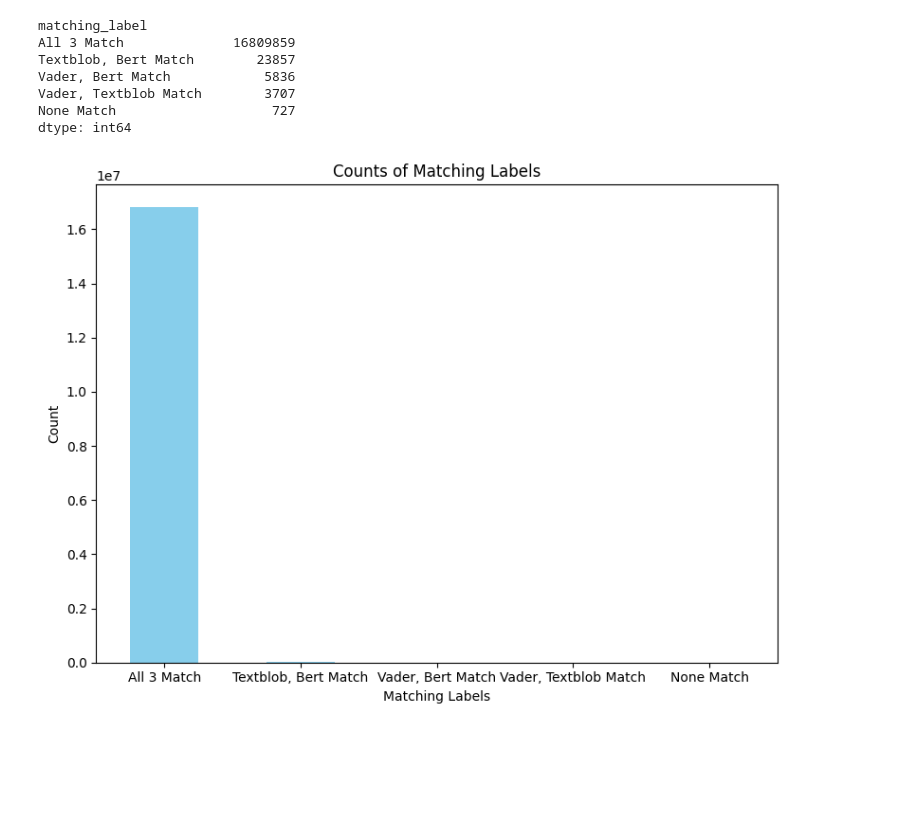
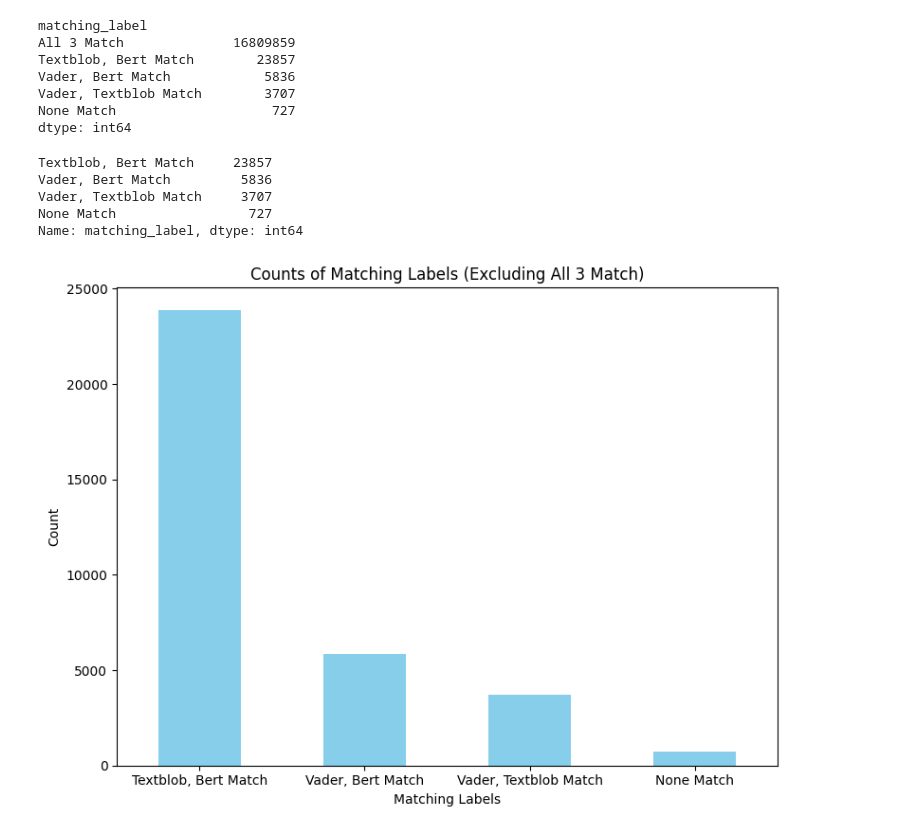
Before and after one commit to StuartMBrown/proj4-repo, a Jupyter notebook: code/text_blob_and_vader_sentiment_analysis.ipynb, the cells around one changed output. Cells and saved outputs as stored; diff of their text form; code cells hidden in the pictures; blank space fills up the shorter version.

Commit message:
Filteded out the all 3 match category, since it  provides little information, and is based off of the abnormal amount of neutrals

```diff
--- a/code/text_blob_and_vader_sentiment_analysis.ipynb
+++ b/code/text_blob_and_vader_sentiment_analysis.ipynb
@@ -392,19 +392,29 @@ Vader, Bert Match            5836
 Vader, Textblob Match        3707
 None Match                    727
 dtype: int64
+# %%
+# Filter out rows where all three labels match
+filtered_df = merged_df[merged_df['matching_label'] != "All 3 Match"]
+
+# Count the occurrences of each matching_label category after filtering
+label_counts = filtered_df['matching_label'].value_counts()
+label_counts
+# %% [output]
+Textblob, Bert Match     23857
+Vader, Bert Match         5836
+Vader, Textblob Match     3707
+None Match                 727
+Name: matching_label, dtype: int64
 # %%
 import matplotlib.pyplot as plt
-# Count the occurrences of each matching_label category
-label_counts = merged_df['matching_label'].value_counts()
-
 # Create a bar plot
 plt.figure(figsize=(8, 6))
 label_counts.plot(kind='bar', color='skyblue')
 plt.xlabel('Matching Labels')
 plt.ylabel('Count')
-plt.title('Counts of Matching Labels')
+plt.title('Counts of Matching Labels (Excluding All 3 Match)')
 plt.xticks(rotation=0)
 plt.tight_layout()
 plt.show()
 # %% [output]
-[figure, old version]
+[figure, new version]
```
